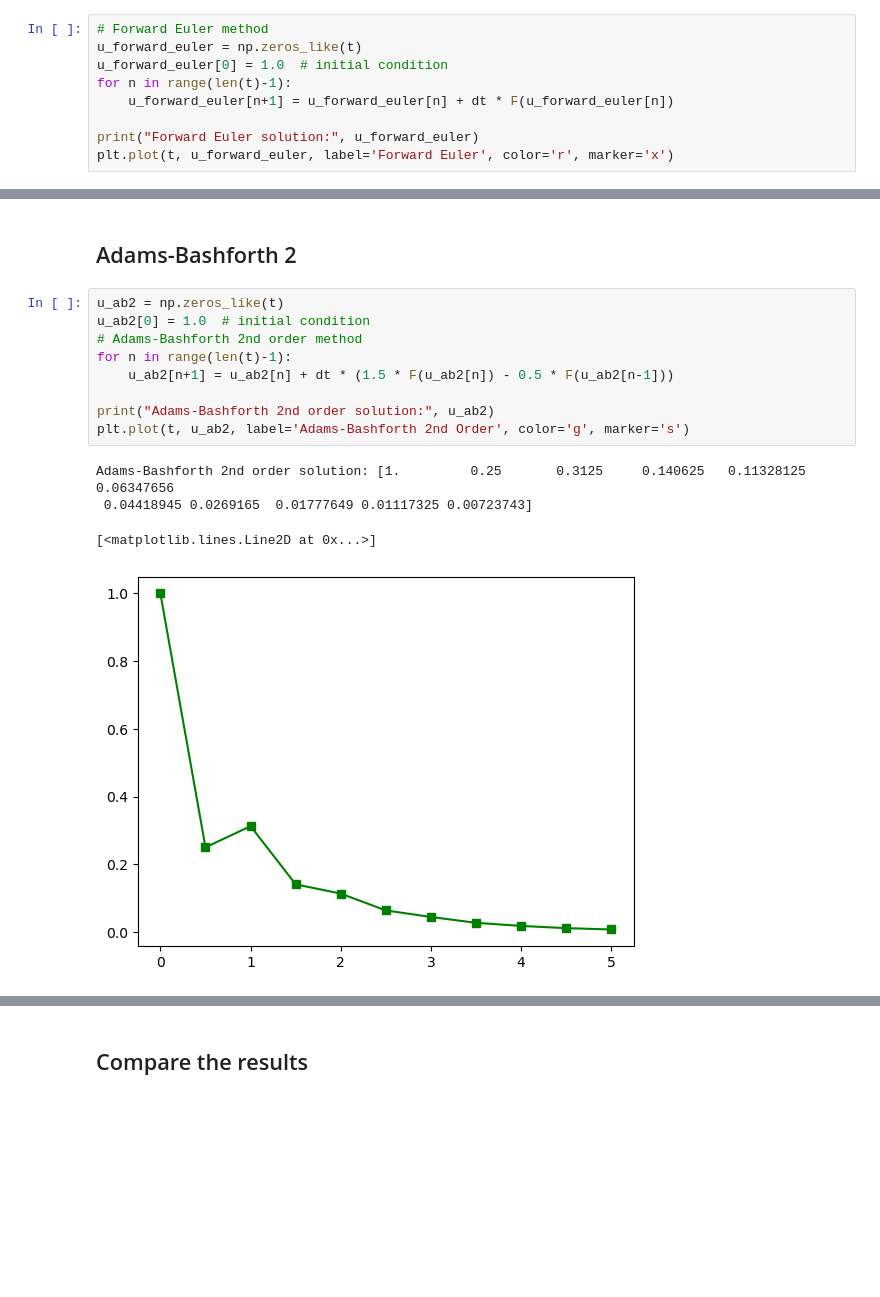
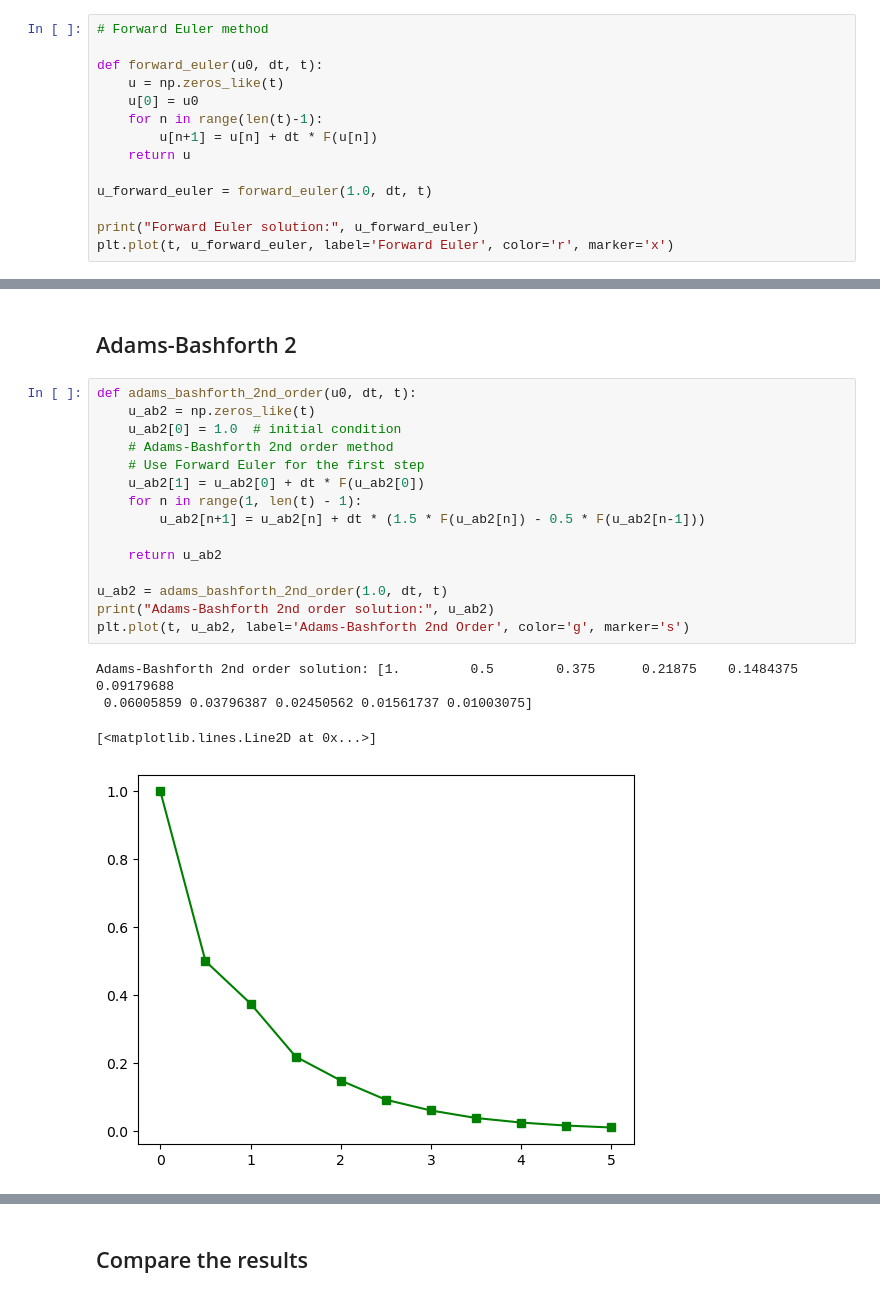
Before and after one commit to harishragul/cfd, a Jupyter notebook: exercise/unsteady_time_integration.ipynb, the cells around one changed output, grey strips where cells are left out. Cells and saved outputs as stored; diff of their text form; blank space fills up the shorter version.

```diff
--- a/exercise/unsteady_time_integration.ipynb
+++ b/exercise/unsteady_time_integration.ipynb
@@ -40,10 +44,15 @@ def F(u):
 ## Forward Euler
 # %%
 # Forward Euler method
-u_forward_euler = np.zeros_like(t)
-u_forward_euler[0] = 1.0  # initial condition
-for n in range(len(t)-1):
-    u_forward_euler[n+1] = u_forward_euler[n] + dt * F(u_forward_euler[n])
+
+def forward_euler(u0, dt, t):
+    u = np.zeros_like(t)
+    u[0] = u0
+    for n in range(len(t)-1):
+        u[n+1] = u[n] + dt * F(u[n])
+    return u
+
+u_forward_euler = forward_euler(1.0, dt, t)
 
 print("Forward Euler solution:", u_forward_euler)
 plt.plot(t, u_forward_euler, label='Forward Euler', color='r', marker='x')
@@ -56,16 +65,22 @@ Forward Euler solution: [1.000000e+00 5.000000e-01 2.500000e-01 1.250000e-01 6.2
 # %% [markdown]
 ## Adams-Bashforth 2
 # %%
-u_ab2 = np.zeros_like(t)
-u_ab2[0] = 1.0  # initial condition
-# Adams-Bashforth 2nd order method
-for n in range(len(t)-1):
-    u_ab2[n+1] = u_ab2[n] + dt * (1.5 * F(u_ab2[n]) - 0.5 * F(u_ab2[n-1]))
+def adams_bashforth_2nd_order(u0, dt, t):
+    u_ab2 = np.zeros_like(t)
+    u_ab2[0] = 1.0  # initial condition
+    # Adams-Bashforth 2nd order method
+    # Use Forward Euler for the first step
+    u_ab2[1] = u_ab2[0] + dt * F(u_ab2[0])
+    for n in range(1, len(t) - 1):
+        u_ab2[n+1] = u_ab2[n] + dt * (1.5 * F(u_ab2[n]) - 0.5 * F(u_ab2[n-1]))
 
+    return u_ab2
+
+u_ab2 = adams_bashforth_2nd_order(1.0, dt, t)
 print("Adams-Bashforth 2nd order solution:", u_ab2)
 plt.plot(t, u_ab2, label='Adams-Bashforth 2nd Order', color='g', marker='s')
 # %% [output]
-Adams-Bashforth 2nd order solution: [1.         0.25       0.3125     0.140625   0.11328125 0.06347656
- 0.04418945 0.0269165  0.01777649 0.01117325 0.00723743]
+Adams-Bashforth 2nd order solution: [1.         0.5        0.375      0.21875    0.1484375  0.09179688
+ 0.06005859 0.03796387 0.02450562 0.01561737 0.01003075]
 [<matplotlib.lines.Line2D at 0x...>]
-[figure, old version]
+[figure, new version]
```
Also changed, not shown: parts of 14 cells of this notebook, 1 other file.
